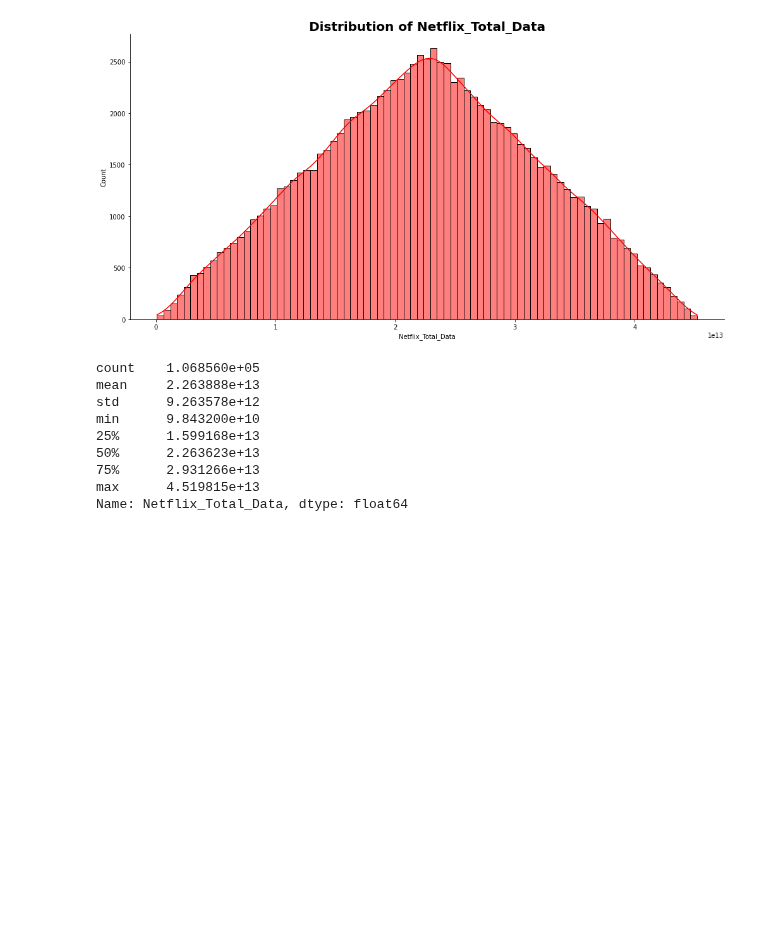
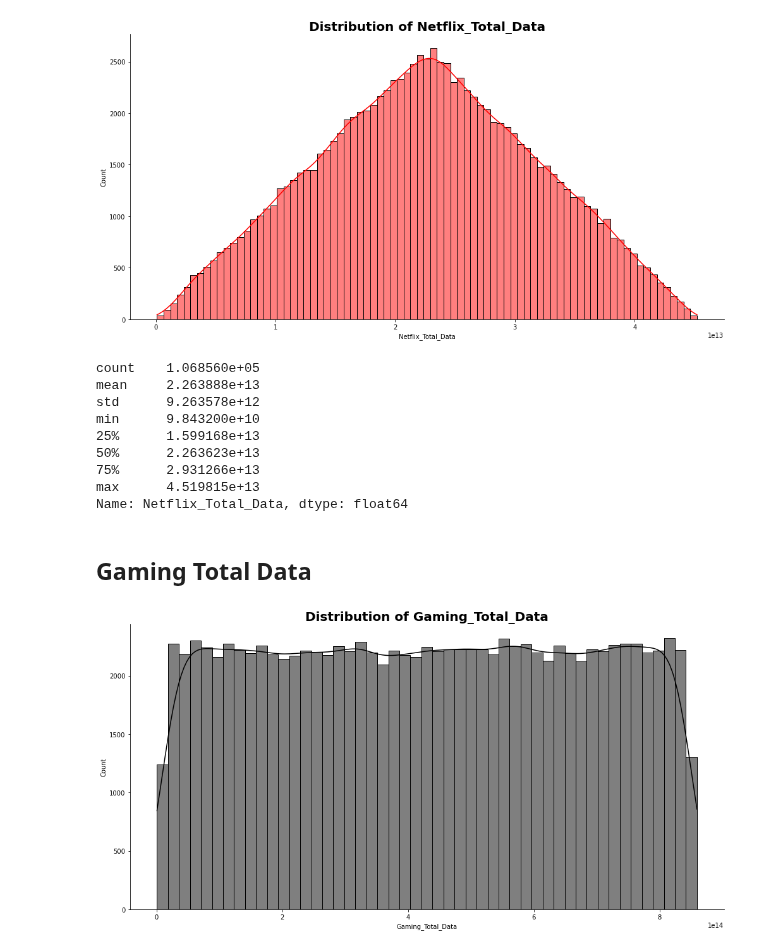
Before and after one commit to Abel-Blue/telecom-user-analytics, a Jupyter notebook: notebooks/data_exploration.ipynb, the cells around one changed output. Drawn from its saved outputs; the diff is of its cells as text; code cells hidden in the pictures; blank space fills up the shorter version.

```diff
--- a/notebooks/data_exploration.ipynb
+++ b/notebooks/data_exploration.ipynb
@@ -244,3 +242,7 @@ Name: Netflix_Total_Data, dtype: float64
+# %% [markdown]
+## Gaming Total Data
 # %%
-exploration.plot_hist(df, 'Netflix_Total_Data', 'red')
+exploration.plot_hist(df, 'Gaming_Total_Data', 'black')
+# %% [output]
+[figure, added]
 # %%
```
Also changed, not shown: parts of 17 cells of this notebook.
